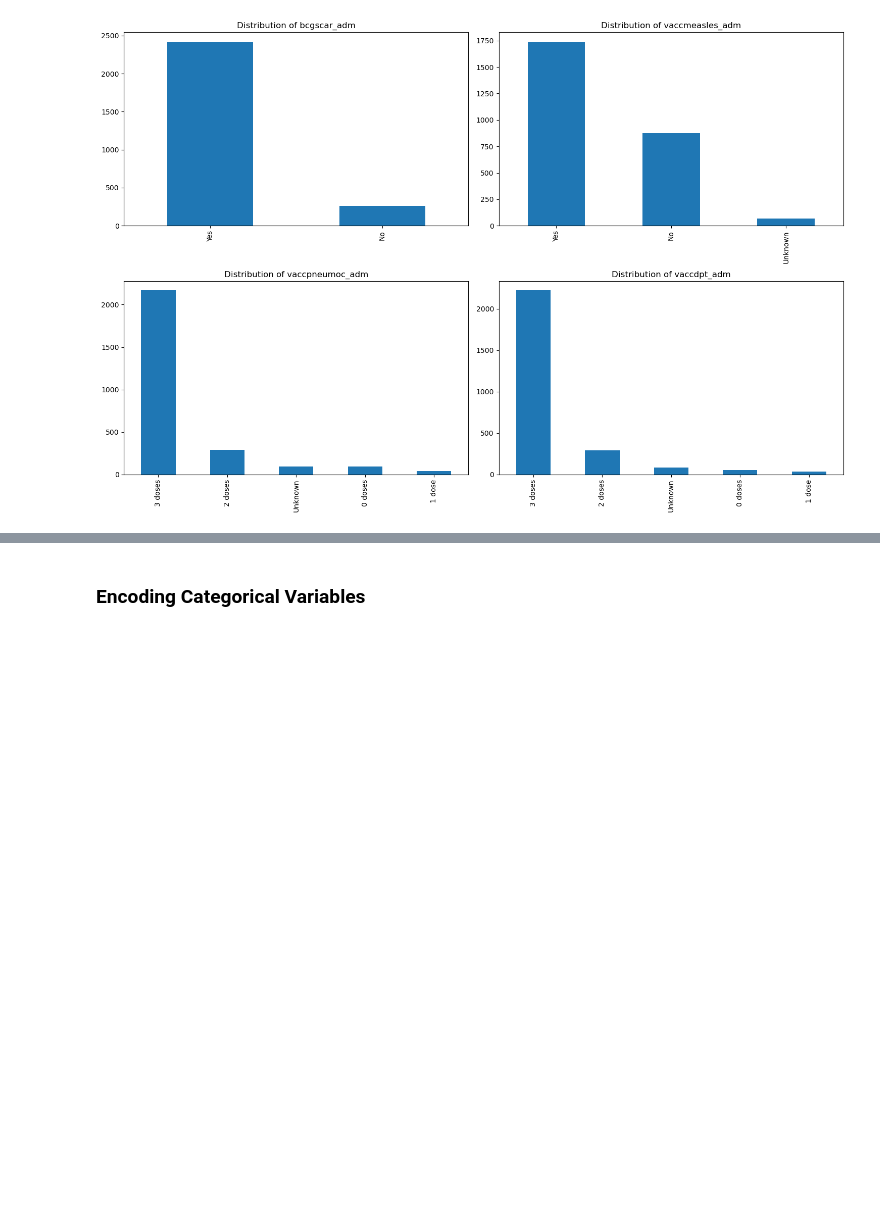
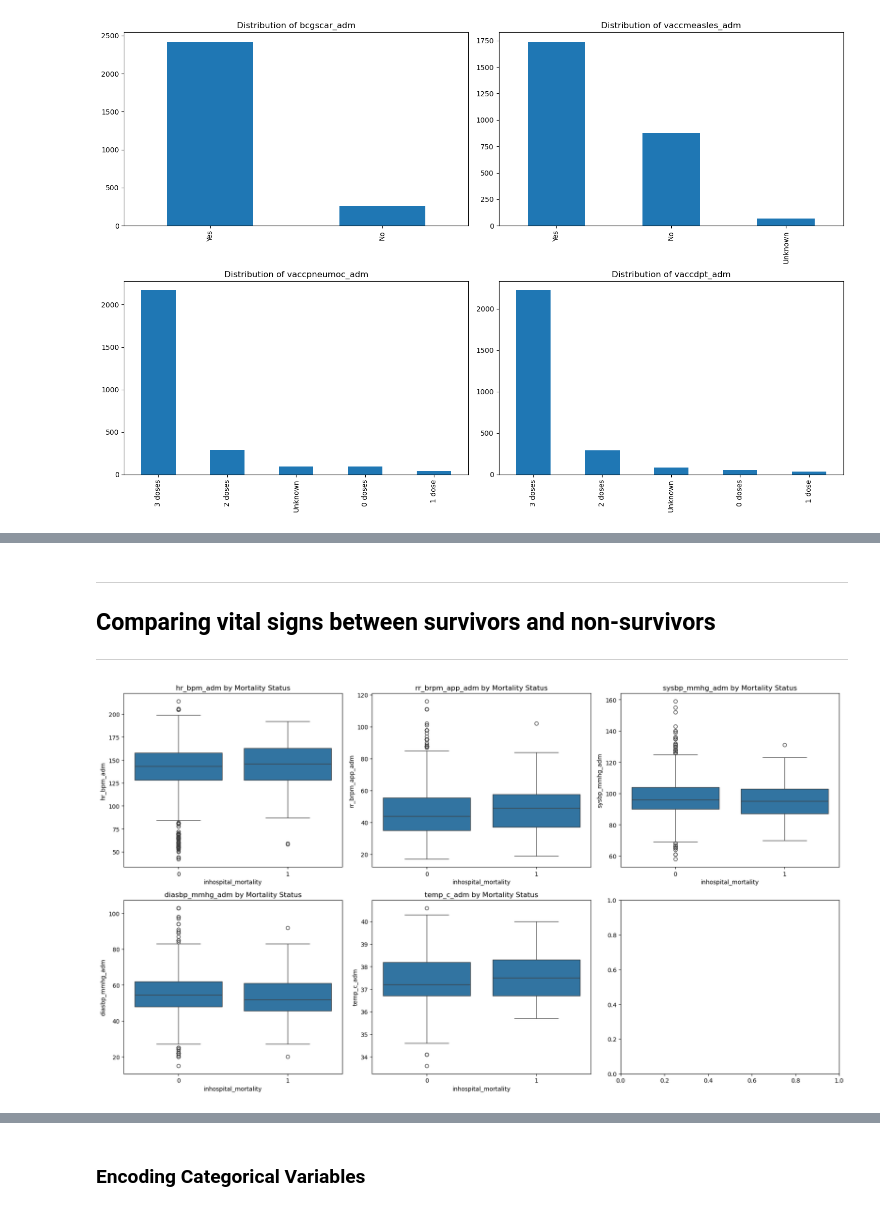
Before and after one commit to HermelaDev/Pediatric_Sepsis_Related_Death_Prediction, a Jupyter notebook: Pediatric_Sepsis.ipynb, the cells around one changed output, grey strips where cells are left out. Drawn from its saved outputs; the diff is of its cells as text; code cells hidden in the pictures; blank space fills up the shorter version.

```diff
--- a/Pediatric_Sepsis.ipynb
+++ b/Pediatric_Sepsis.ipynb
@@ -888,0 +1296,16 @@ plt.show()
+# %% [markdown]
+___
+## Comparing vital signs between survivors and non-survivors
+___
+# %%
+# Compare vital signs between survivors and non-survivors
+vital_signs = ['hr_bpm_adm', 'rr_brpm_app_adm', 'sysbp_mmhg_adm', 'diasbp_mmhg_adm', 'temp_c_adm']
+
+fig, axes = plt.subplots(2, 3, figsize=(18, 10))
+for i, col in enumerate(vital_signs):
+    sns.boxplot(data=sepsis_df, x='inhospital_mortality', y=col, ax=axes[i//3, i%3])
+    axes[i//3, i%3].set_title(f'{col} by Mortality Status')
+plt.tight_layout()
+plt.show()
+# %% [output]
+[figure, added]
```
Also changed, not shown: parts of 86 cells of this notebook, 2 other files.
